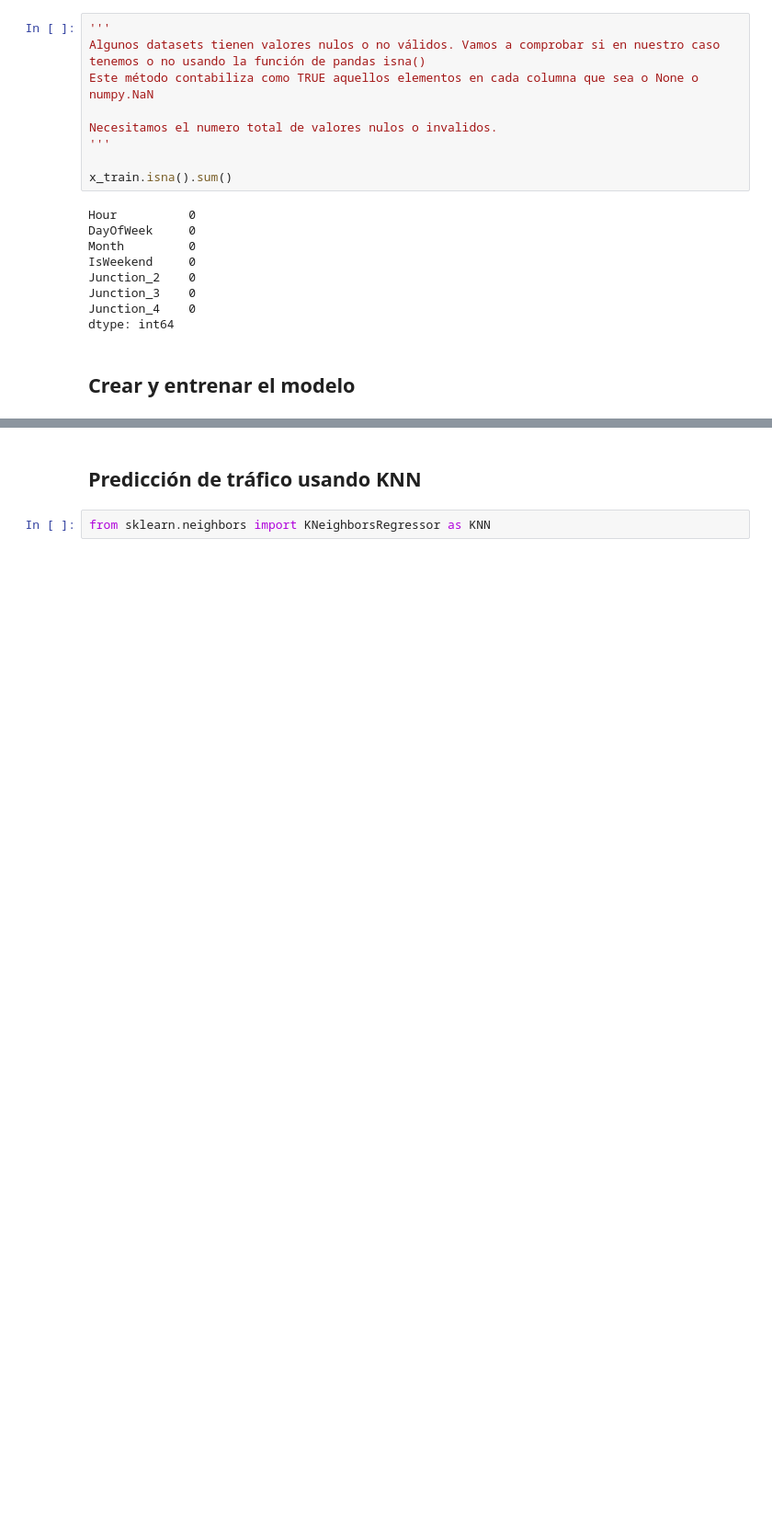
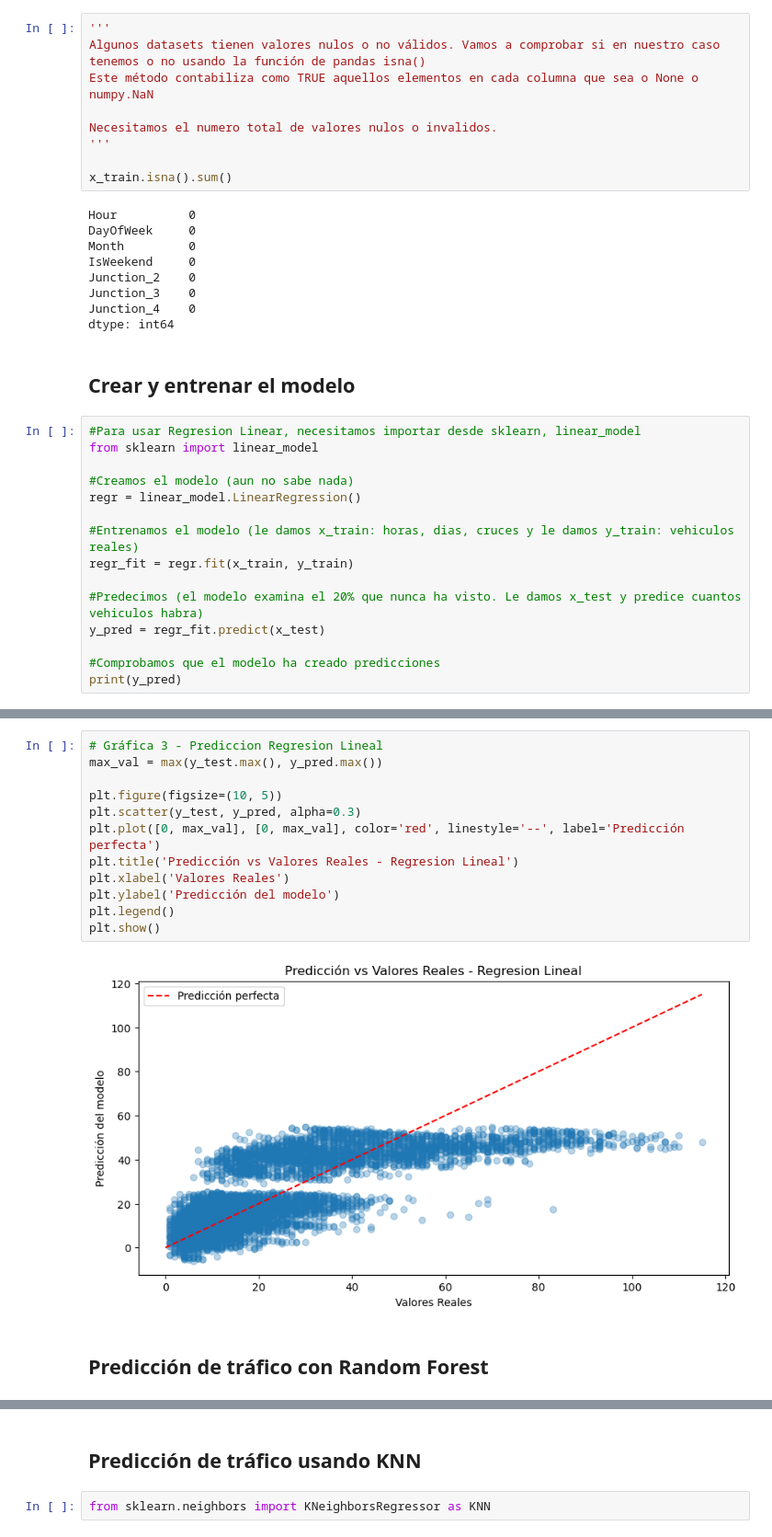
Before and after one commit to nicocaliman/PROYECTO-FINAL-SI, a Jupyter notebook: proyecto_final.ipynb, the cells around one changed output, grey strips where cells are left out. Shown at 92% size. Saved outputs shown, nothing was run; the diff lists cells and outputs as text; blank space fills up the shorter version.

```diff
--- a/proyecto_final.ipynb
+++ b/proyecto_final.ipynb
@@ -312,3 +321,18 @@ Junction_4    0
 dtype: int64
 # %% [markdown]
 <h2>Crear y entrenar el modelo</h2>
+# %%
+#Para usar Regresion Linear, necesitamos importar desde sklearn, linear_model
+from sklearn import linear_model
+
+#Creamos el modelo (aun no sabe nada)
+regr = linear_model.LinearRegression()
+
+#Entrenamos el modelo (le damos x_train: horas, dias, cruces y le damos y_train: vehiculos reales)
+regr_fit = regr.fit(x_train, y_train)
+
+#Predecimos (el modelo examina el 20% que nunca ha visto. Le damos x_test y predice cuantos vehiculos habra)
+y_pred = regr_fit.predict(x_test)
+
+#Comprobamos que el modelo ha creado predicciones
+print(y_pred)
@@ -315,3 +354,19 @@ dtype: int64
+# %%
+# Gráfica 3 - Prediccion Regresion Lineal
+max_val = max(y_test.max(), y_pred.max())
+
+plt.figure(figsize=(10, 5))
+plt.scatter(y_test, y_pred, alpha=0.3)
+plt.plot([0, max_val], [0, max_val], color='red', linestyle='--', label='Predicción perfecta')
+plt.title('Predicción vs Valores Reales - Regresion Lineal')
+plt.xlabel('Valores Reales')
+plt.ylabel('Predicción del modelo')
+plt.legend()
+plt.show()
+# %% [output]
+[figure, added]
+# %% [markdown]
+<h2> Predicción de tráfico con Random Forest </h2>
 # %%
 #Para usar Random Forest, necesitamos importar desde sklearn.ensemble, RandomForestRegressor
 from sklearn.ensemble import RandomForestRegressor
```
Also changed, not shown: parts of 13 cells of this notebook, 2 other files.
